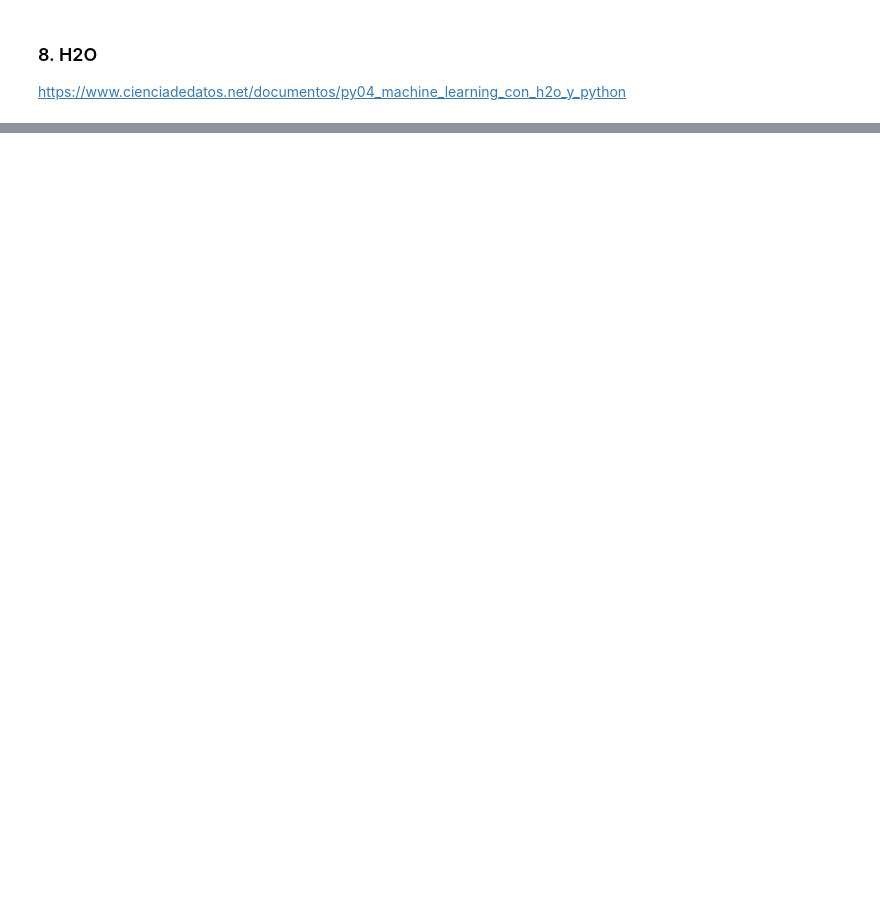
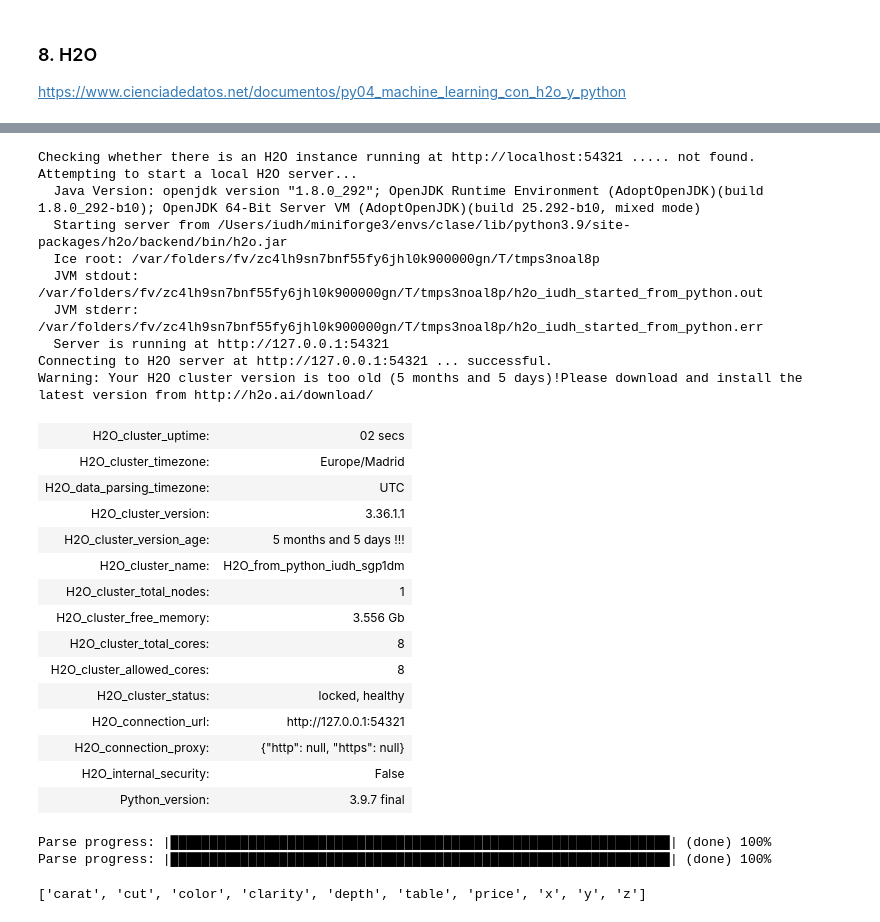
Before and after one commit to Ironhack-Data-Madrid-Agosto-2022/Apuntes-de-clase, a Jupyter notebook: semana_7/1.1 - Intro Machine Learning - Aprendizaje Supervisado - Regresion.ipynb, the cells around one changed output, grey strips where cells are left out. Drawn from its saved outputs; the diff is of its cells as text; code cells hidden in the pictures; blank space fills up the shorter version.

```diff
--- a/semana_7/1.1 - Intro Machine Learning - Aprendizaje Supervisado - Regresion.ipynb
+++ b/semana_7/1.1 - Intro Machine Learning - Aprendizaje Supervisado - Regresion.ipynb
@@ -399,0 +724,42 @@ https://www.cienciadedatos.net/documentos/py04_machine_learning_con_h2o_y_python
+# %%
+# inicializamos el modelo h2o
+
+h2o.init()
+# %% [output]
+Checking whether there is an H2O instance running at http://localhost:54321 ..... not found.
+Attempting to start a local H2O server...
+  Java Version: openjdk version "1.8.0_292"; OpenJDK Runtime Environment (AdoptOpenJDK)(build 1.8.0_292-b10); OpenJDK 64-Bit Server VM (AdoptOpenJDK)(build 25.292-b10, mixed mode)
+  Starting server from /Users/iudh/miniforge3/envs/clase/lib/python3.9/site-packages/h2o/backend/bin/h2o.jar
+  Ice root: /var/folders/fv/zc4lh9sn7bnf55fy6jhl0k900000gn/T/tmps3noal8p
+  JVM stdout: /var/folders/fv/zc4lh9sn7bnf55fy6jhl0k900000gn/T/tmps3noal8p/h2o_iudh_started_from_python.out
+  JVM stderr: /var/folders/fv/zc4lh9sn7bnf55fy6jhl0k900000gn/T/tmps3noal8p/h2o_iudh_started_from_python.err
+  Server is running at http://127.0.0.1:54321
+Connecting to H2O server at http://127.0.0.1:54321 ... successful.
+Warning: Your H2O cluster version is too old (5 months and 5 days)!Please download and install the latest version from http://h2o.ai/download/
+| H2O_cluster_uptime: | 02 secs |
+| H2O_cluster_timezone: | Europe/Madrid |
+| H2O_data_parsing_timezone: | UTC |
+| H2O_cluster_version: | 3.36.1.1 |
+| H2O_cluster_version_age: | 5 months and 5 days !!! |
+| H2O_cluster_name: | H2O_from_python_iudh_sgp1dm |
+| H2O_cluster_total_nodes: | 1 |
+| H2O_cluster_free_memory: | 3.556 Gb |
+| H2O_cluster_total_cores: | 8 |
+| H2O_cluster_allowed_cores: | 8 |
+| H2O_cluster_status: | locked, healthy |
+| H2O_connection_url: | http://127.0.0.1:54321 |
+| H2O_connection_proxy: | {"http": null, "https": null} |
+| H2O_internal_security: | False |
+| Python_version: | 3.9.7 final |
+# %%
+# parsear datos para h20
+
+h2train=h2o.H2OFrame(train)
+h2test=h2o.H2OFrame(test)
+# %% [output]
+Parse progress: |████████████████████████████████████████████████████████████████| (done) 100%
+Parse progress: |████████████████████████████████████████████████████████████████| (done) 100%
+# %%
+h2train.columns
+# %% [output]
+['carat', 'cut', 'color', 'clarity', 'depth', 'table', 'price', 'x', 'y', 'z']
```
Also changed, not shown: parts of 55 cells of this notebook.
